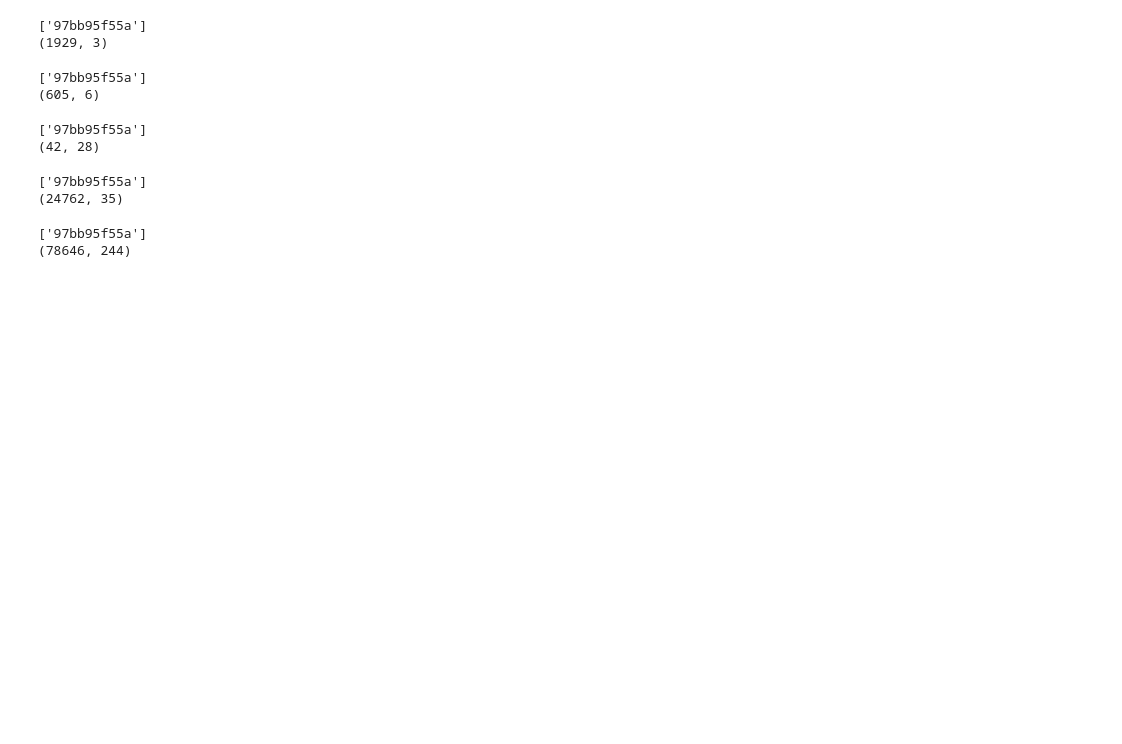
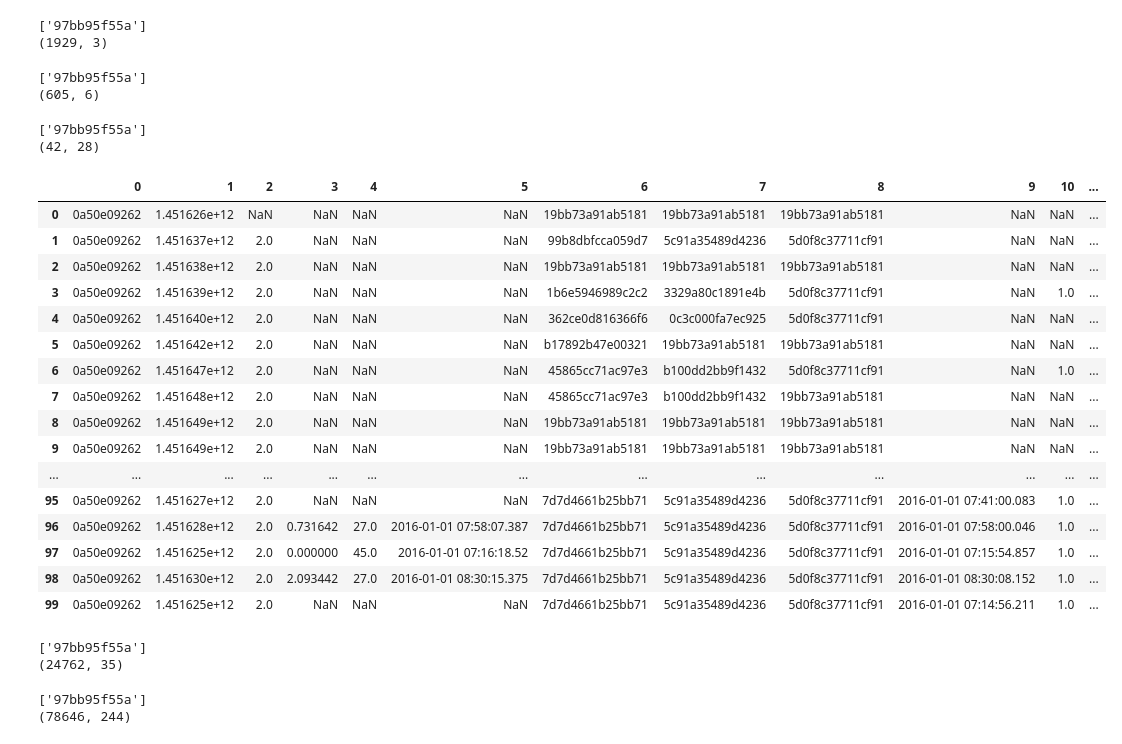
Before and after one commit to kentlingcampbell/project_SherLock, a Jupyter notebook: SherLock.ipynb, the cells around one changed output. Drawn from its saved outputs; the diff is of its cells as text; code cells hidden in the pictures; blank space fills up the shorter version.

```diff
--- a/SherLock.ipynb
+++ b/SherLock.ipynb
@@ -227,4 +229,33 @@ print(T0.shape)
 # %% [output]
 ['97bb95f55a']
 (42, 28)
+# %%
+# Raw TSV
+filename = './a_anon_T1.tsv'
+#header_list = ['userid', 'uuid', 'screenon', 'timestamp']
+T1_tsv = pd.read_csv(filename, sep='\t', header=None)
+#T1_tsv['uuid'] = (pd.to_datetime(T1_tsv['uuid'], unit='ms'))
+#T1_tsv = T1_tsv.sort_values(by='uuid')
+#T1_tsv['screenon'] = T1_tsv['screenon'].astype(int)                    # Original True:On / False:Off
+#print(T1_tsv['userid'].unique())
+#print(T1_tsv.shape)
+T1_tsv.head(100)
+# %% [output]
+|  | 0 | 1 | 2 | 3 | 4 | 5 | 6 | 7 | 8 | 9 | 10 | ... |
+| 0 | 0a50e09262 | 1.451626e+12 | NaN | NaN | NaN | NaN | 19bb73a91ab5181 | 19bb73a91ab5181 | 19bb73a91ab5181 | NaN | NaN | ... |
+| 1 | 0a50e09262 | 1.451637e+12 | 2.0 | NaN | NaN | NaN | 99b8dbfcca059d7 | 5c91a35489d4236 | 5d0f8c37711cf91 | NaN | NaN | ... |
+| 2 | 0a50e09262 | 1.451638e+12 | 2.0 | NaN | NaN | NaN | 19bb73a91ab5181 | 19bb73a91ab5181 | 19bb73a91ab5181 | NaN | NaN | ... |
+| 3 | 0a50e09262 | 1.451639e+12 | 2.0 | NaN | NaN | NaN | 1b6e5946989c2c2 | 3329a80c1891e4b | 5d0f8c37711cf91 | NaN | 1.0 | ... |
+| 4 | 0a50e09262 | 1.451640e+12 | 2.0 | NaN | NaN | NaN | 362ce0d816366f6 | 0c3c000fa7ec925 | 5d0f8c37711cf91 | NaN | NaN | ... |
+| 5 | 0a50e09262 | 1.451642e+12 | 2.0 | NaN | NaN | NaN | b17892b47e00321 | 19bb73a91ab5181 | 19bb73a91ab5181 | NaN | NaN | ... |
+| 6 | 0a50e09262 | 1.451647e+12 | 2.0 | NaN | NaN | NaN | 45865cc71ac97e3 | b100dd2bb9f1432 | 5d0f8c37711cf91 | NaN | 1.0 | ... |
+| 7 | 0a50e09262 | 1.451648e+12 | 2.0 | NaN | NaN | NaN | 45865cc71ac97e3 | b100dd2bb9f1432 | 19bb73a91ab5181 | NaN | NaN | ... |
+| 8 | 0a50e09262 | 1.451649e+12 | 2.0 | NaN | NaN | NaN | 19bb73a91ab5181 | 19bb73a91ab5181 | 19bb73a91ab5181 | NaN | NaN | ... |
+| 9 | 0a50e09262 | 1.451649e+12 | 2.0 | NaN | NaN | NaN | 19bb73a91ab5181 | 19bb73a91ab5181 | 19bb73a91ab5181 | NaN | NaN | ... |
+| ... | ... | ... | ... | ... | ... | ... | ... | ... | ... | ... | ... | ... |
+| 95 | 0a50e09262 | 1.451627e+12 | 2.0 | NaN | NaN | NaN | 7d7d4661b25bb71 | 5c91a35489d4236 | 5d0f8c37711cf91 | 2016-01-01 07:41:00.083 | 1.0 | ... |
+| 96 | 0a50e09262 | 1.451628e+12 | 2.0 | 0.731642 | 27.0 | 2016-01-01 07:58:07.387 | 7d7d4661b25bb71 | 5c91a35489d4236 | 5d0f8c37711cf91 | 2016-01-01 07:58:00.046 | 1.0 | ... |
+| 97 | 0a50e09262 | 1.451625e+12 | 2.0 | 0.000000 | 45.0 | 2016-01-01 07:16:18.52 | 7d7d4661b25bb71 | 5c91a35489d4236 | 5d0f8c37711cf91 | 2016-01-01 07:15:54.857 | 1.0 | ... |
+| 98 | 0a50e09262 | 1.451630e+12 | 2.0 | 2.093442 | 27.0 | 2016-01-01 08:30:15.375 | 7d7d4661b25bb71 | 5c91a35489d4236 | 5d0f8c37711cf91 | 2016-01-01 08:30:08.152 | 1.0 | ... |
+| 99 | 0a50e09262 | 1.451625e+12 | 2.0 | NaN | NaN | NaN | 7d7d4661b25bb71 | 5c91a35489d4236 | 5d0f8c37711cf91 | 2016-01-01 07:14:56.211 | 1.0 | ... |
 # %%
```
Also changed, not shown: parts of 20 cells of this notebook.
